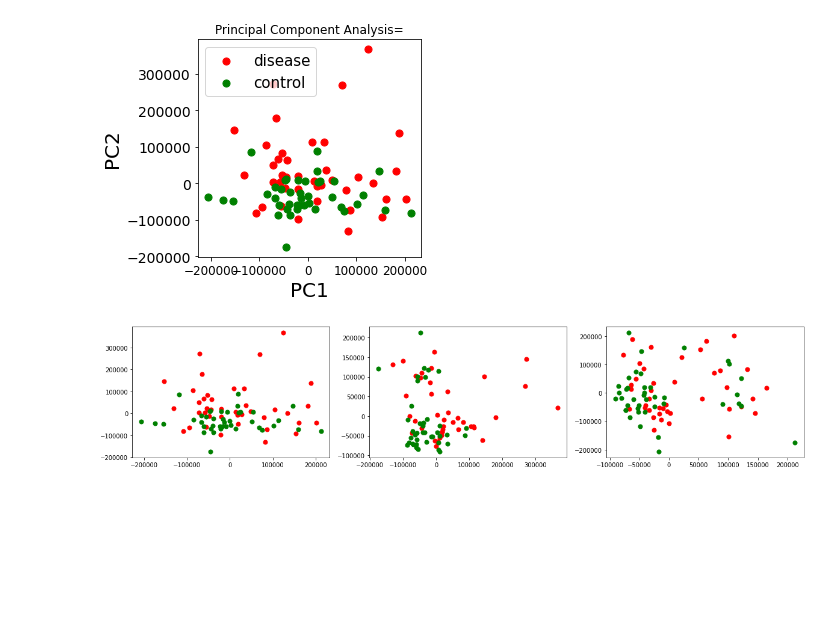
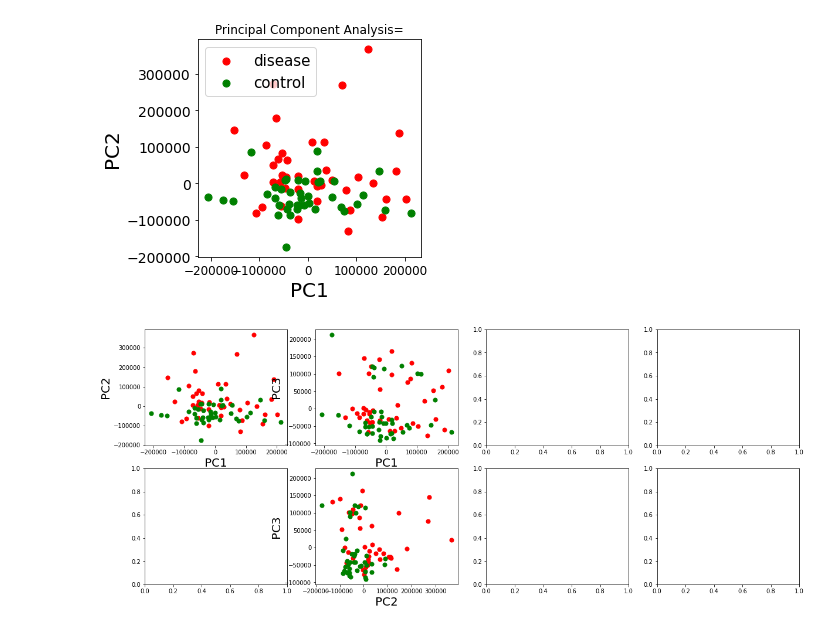
Before and after one commit to utshabkg/lung_cancer_biomarker, a Jupyter notebook: Lung_Cancer.ipynb, the cells around one changed output. Cells and saved outputs as stored; diff of their text form; code cells hidden in the pictures; blank space fills up the shorter version.

```diff
--- a/Lung_Cancer.ipynb
+++ b/Lung_Cancer.ipynb
@@ -57,12 +57,12 @@ def pca_analysis(n_components):
 
     return pca_concatenate
 # %%
-def make_dataframe(pca_array, n_features):
+def make_dataframe(array, n_features):
     col = []
     for i in range(1, n_features+1):
         col.append(f'pc{i}')
     col.append('Class')
-    return pd.DataFrame(pca_array, columns = col)
+    return pd.DataFrame(array, columns = col)
 # %%
 pca2 = pca_analysis(2)
 
@@ -104,27 +104,28 @@ plt.legend(targets,prop={'size': 15})
 <Figure size 432x288 with 0 Axes>
 [figure]
 # %%
-def plotting(pca_df, rows, columns):
-    fig, axes = plt.subplots(nrows=rows, ncols=columns, figsize=(20, 4))
+def plotting(pca_df, n_components):
+    fig, axes = plt.subplots(nrows=n_components-1, ncols=4, figsize=(20, 8))
 
-    for i in range(1, columns):
-        for target, color in zip(targets,colors):
-            indicesToKeep = df.Class == target
-            axes[i-1].scatter(pca_df.loc[indicesToKeep, f'pc{i}']
-                            , pca_df.loc[indicesToKeep, f'pc{i+1}'], c = color, s = 50)
-    for target, color in zip(targets,colors):
-        indicesToKeep = df.Class == target
-        axes[columns-1].scatter(pca_df.loc[indicesToKeep, f'pc{columns}']
-                        , pca_df.loc[indicesToKeep, 'pc1'], c = color, s = 50)
+    for i in range(n_components):
+        for j in range(i+1, n_components):
+            if j==n_components:
+                break
+            axes[i, j-1].set_xlabel(f'PC{i+1}',fontsize=20)
+            axes[i, j-1].set_ylabel(f'PC{j+1}',fontsize=20)
+            for target, color in zip(targets,colors):
+                indicesToKeep = df.Class == target
+                axes[i, j-1].scatter(pca_df.loc[indicesToKeep, f'pc{i+1}']
+                                , pca_df.loc[indicesToKeep, f'pc{j+1}'], c = color, s = 50)
 # %%
 pca3 = pca_analysis(3)
 
 pca3_df = make_dataframe(pca3, 3)
 # print(pca3_df.head)
 # %%
-plotting(pca3_df, 1, 3)
+plotting(pca3_df, 3)
 # %% [output]
-[figure, old version]
+[figure, new version]
 # %%
 pca4 = pca_analysis(4)
 
```
Also changed, not shown: parts of 10 cells of this notebook, 2 other files.
